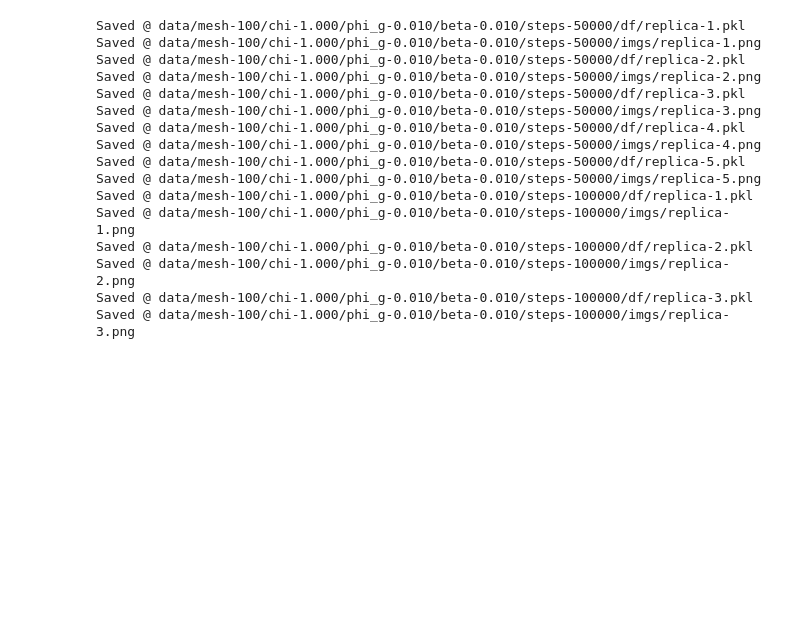
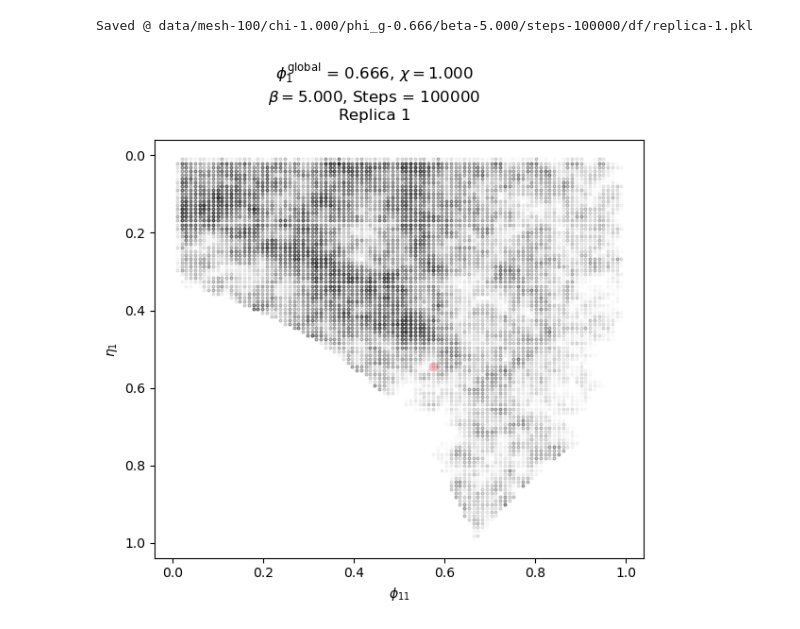
Before and after one commit to vchirag/phase_separated-mixtures, a Jupyter notebook: notebooks/mcmc/components2compartments2/compartments2components2.ipynb, the cells around one changed output. Saved outputs shown, nothing was run; the diff lists cells and outputs as text; code cells hidden in the pictures; blank space fills up the shorter version.

```diff
--- a/notebooks/mcmc/components2compartments2/compartments2components2.ipynb
+++ b/notebooks/mcmc/components2compartments2/compartments2components2.ipynb
@@ -14,7 +14,7 @@ import pandas as pd
 # %%
 @jit
 def floryHuggins(phi:DTYPE, chi:DTYPE):
-    res = phi*np.log(phi) + (1-phi)*np.log(phi) + chi*phi*(1-phi)
+    res = phi*np.log(phi) + (1-phi)*np.log(1-phi) + chi*phi*(1-phi)
     return res
 # %%
 class mcmc:
@@ -118,13 +118,17 @@ class mcmc:
 size = 100 # (Indirectly) setting the resolution (1/size) of phi11 and eta1 plane
 
 # Defining the system
-PHI_1_GLOBALs = np.linspace(1/size, 1 - (1/size), 1)
-CHIs = np.linspace(1, 3, 1)
+# PHI_1_GLOBALs = np.linspace(1/size, 1 - (1/size), 10)
+# CHIs = np.linspace(1, 3, 10)
+
+PHI_1_GLOBALs = [0.666]
+CHIs = [1]
 
 # Walker Parameters
-BETAs = np.linspace(0.01, 5, 1)
-NSTEPSs = [50000, 100000]
-
+# BETAs = np.linspace(0.01, 5, 10)
+BETAs = [5]
+# NSTEPSs = [50000, 100000, 500000]
+NSTEPSs  = [100000]
 ctr = 0 # Counter tracks the the number of replicas of the system  for different starting phi11 and eta1 idxs
 
 
@@ -133,7 +137,7 @@ for CHI in tqdm(CHIs):
         for beta in BETAs:
             for nSteps in NSTEPSs:
                 ctr = 0
-                while(ctr < 5):
+                while(ctr < 1):
 
                     df = pd.DataFrame()
 
@@ -164,54 +168,40 @@ for CHI in tqdm(CHIs):
 
                         phi_11 = []
                         eta_1 = []
 
                         for idx, _ in enumerate(walk):
                             phi_11.append(mesh[0][_[0]])
                             eta_1.append(mesh[1][_[1]])
 
                         fig, ax = plt.subplots(figsize = (6, 6))
 
                         ax.scatter(mesh[0][start_idx_phi_11], mesh[1][start_idx_eta_1], color = "pink")
                         ax.scatter(phi_11, eta_1, alpha = 0.01, color = "k", s = 5)
                         ax.yaxis.set_inverted(True)
 
                         ax.set_xlabel(r"$\phi_{11}$")
                         ax.set_ylabel(r"$\eta_1$")
                         title = r"$\phi_1^{\text{global}}$ = " + f"{PHI_1_GLOBAL:.3f}" + r", $\chi = $" + f"{CHI:.3f}" + "\n" + r"$\beta = $" + f"{beta:.3f}" + f", Steps = {nSteps}" + "\nReplica " + f"{ctr}"
                         fig.suptitle(title)
 
                         fig.tight_layout()
 
-                        output_filepath = f"data/mesh-{size}/chi-{CHI:.3f}/phi_g-{PHI_1_GLOBAL:.3f}/beta-{beta:.3f}/steps-{nSteps}/imgs"
-                        output_filename = f"replica-{ctr}.png"
+                        # output_filepath = f"data/mesh-{size}/chi-{CHI:.3f}/phi_g-{PHI_1_GLOBAL:.3f}/beta-{beta:.3f}/steps-{nSteps}/imgs"
+                        # output_filename = f"replica-{ctr}.png"
 
-                        if not os.path.exists(output_filepath):
-                            os.makedirs(output_filepath)
+                        # if not os.path.exists(output_filepath):
+                        #     os.makedirs(output_filepath)
 
-                        file = os.path.join(output_filepath, output_filename)
+                        # file = os.path.join(output_filepath, output_filename)
 
-                        plt.savefig(file, dpi = 400)
-                        plt.close()
+                        # plt.savefig(file, dpi = 400)
+                        # plt.close()
 
-                        print(f"Saved @ {file}")
+                        # print(f"Saved @ {file}")
 
                     else:
                         ;
                         # print(False)
 # %% [output]
-Saved @ data/mesh-100/chi-1.000/phi_g-0.010/beta-0.010/steps-50000/df/replica-1.pkl
-Saved @ data/mesh-100/chi-1.000/phi_g-0.010/beta-0.010/steps-50000/imgs/replica-1.png
-Saved @ data/mesh-100/chi-1.000/phi_g-0.010/beta-0.010/steps-50000/df/replica-2.pkl
-Saved @ data/mesh-100/chi-1.000/phi_g-0.010/beta-0.010/steps-50000/imgs/replica-2.png
-Saved @ data/mesh-100/chi-1.000/phi_g-0.010/beta-0.010/steps-50000/df/replica-3.pkl
-Saved @ data/mesh-100/chi-1.000/phi_g-0.010/beta-0.010/steps-50000/imgs/replica-3.png
-Saved @ data/mesh-100/chi-1.000/phi_g-0.010/beta-0.010/steps-50000/df/replica-4.pkl
-Saved @ data/mesh-100/chi-1.000/phi_g-0.010/beta-0.010/steps-50000/imgs/replica-4.png
-Saved @ data/mesh-100/chi-1.000/phi_g-0.010/beta-0.010/steps-50000/df/replica-5.pkl
-Saved @ data/mesh-100/chi-1.000/phi_g-0.010/beta-0.010/steps-50000/imgs/replica-5.png
-Saved @ data/mesh-100/chi-1.000/phi_g-0.010/beta-0.010/steps-100000/df/replica-1.pkl
-Saved @ data/mesh-100/chi-1.000/phi_g-0.010/beta-0.010/steps-100000/imgs/replica-1.png
-Saved @ data/mesh-100/chi-1.000/phi_g-0.010/beta-0.010/steps-100000/df/replica-2.pkl
-Saved @ data/mesh-100/chi-1.000/phi_g-0.010/beta-0.010/steps-100000/imgs/replica-2.png
-Saved @ data/mesh-100/chi-1.000/phi_g-0.010/beta-0.010/steps-100000/df/replica-3.pkl
-Saved @ data/mesh-100/chi-1.000/phi_g-0.010/beta-0.010/steps-100000/imgs/replica-3.png
+Saved @ data/mesh-100/chi-1.000/phi_g-0.666/beta-5.000/steps-100000/df/replica-1.pkl
+[figure, added]
```
